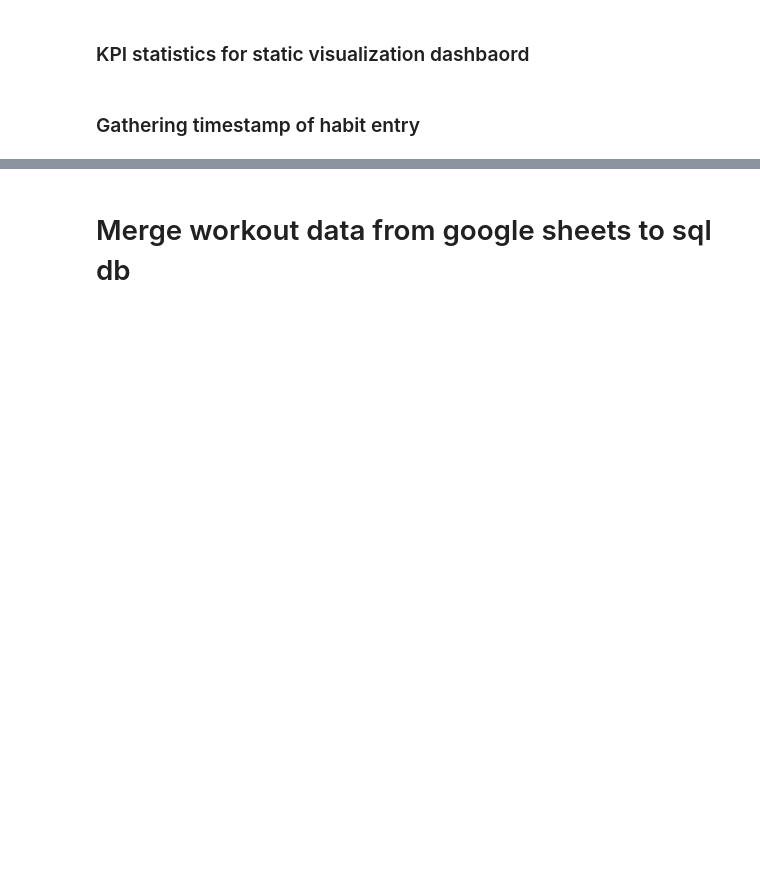
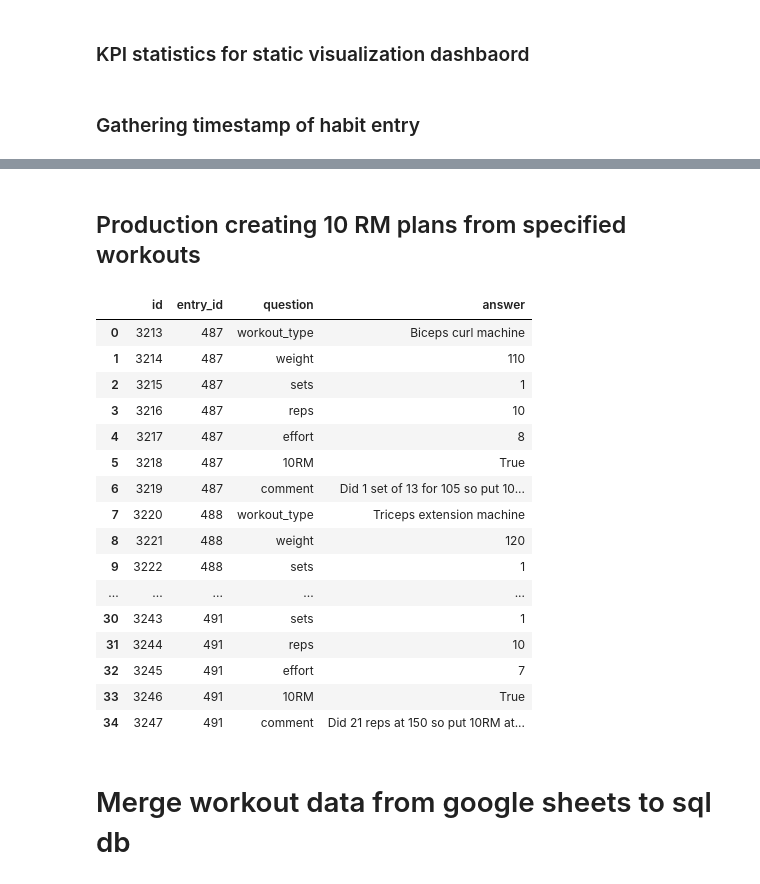
Before and after one commit to Ryan-Iacovone/Habit-Tracker-Website, a Jupyter notebook: testing.ipynb, the cells around one changed output, grey strips where cells are left out. Drawn from its saved outputs; the diff is of its cells as text; code cells hidden in the pictures; blank space fills up the shorter version.

```diff
--- a/testing.ipynb
+++ b/testing.ipynb
@@ -26,7 +26,7 @@ listers = g_workouts['Exercise'].unique().tolist()
 
 #date_imports = [d.date() for d in pd.to_datetime(['2025-09-04', '2025-09-06'])]
 
-date_imports = pd.to_datetime("11/01/2025").date()
+date_imports = pd.to_datetime("11/08/2025").date()
 
 g_workouts['date'] = g_workouts['Timestamp'].dt.date
 
@@ -42,7 +42,7 @@ from datetime import datetime
 engine = create_engine("sqlite:///habits.db")
 
 # Using the filterd google workouts df to account for missing workout in sql db
-#g_workouts = g_workouts_filt
+g_workouts = g_workouts_filt
 
 # read_sql_query simple
 with engine.begin() as conn:
@@ -537,0 +536,44 @@ activity
+# %% [markdown]
+## Production creating 10 RM plans from specified workouts
+# %%
+import pandas as pd
+from sqlalchemy import create_engine, text
+
+# Loading in workout options to then add 10RM suffix
+engine = create_engine(f"sqlite:///habits.db")
+
+# Grabbing workouts at a specific date for upload
+log_date = '2025-11-21'
+
+# Gathering all unique exercise names (later will grab just workout names with 10Rm variable)
+with engine.connect() as connection:
+    rm_10_workouts = pd.read_sql_query(
+        text("""select ha.*
+                from habit_answers ha
+                left join habit_entries he
+                on he.id = ha.entry_id
+                    where ha.entry_id in
+                        (select he2.id
+                        from habit_entries he2
+                        where he2.log_date = :log_date)"""), connection,
+                        params={"log_date": log_date})
+
+rm_10_workouts
+# %% [output]
+|  | id | entry_id | question | answer |
+| 0 | 3213 | 487 | workout_type | Biceps curl machine |
+| 1 | 3214 | 487 | weight | 110 |
+| 2 | 3215 | 487 | sets | 1 |
+| 3 | 3216 | 487 | reps | 10 |
+| 4 | 3217 | 487 | effort | 8 |
+| 5 | 3218 | 487 | 10RM | True |
+| 6 | 3219 | 487 | comment | Did 1 set of 13 for 105 so put 10... |
+| 7 | 3220 | 488 | workout_type | Triceps extension machine |
+| 8 | 3221 | 488 | weight | 120 |
+| 9 | 3222 | 488 | sets | 1 |
+| ... | ... | ... | ... | ... |
+| 30 | 3243 | 491 | sets | 1 |
+| 31 | 3244 | 491 | reps | 10 |
+| 32 | 3245 | 491 | effort | 7 |
+| 33 | 3246 | 491 | 10RM | True |
+| 34 | 3247 | 491 | comment | Did 21 reps at 150 so put 10RM at... |
```
Also changed, not shown: parts of 13 cells of this notebook, 6 other files.
